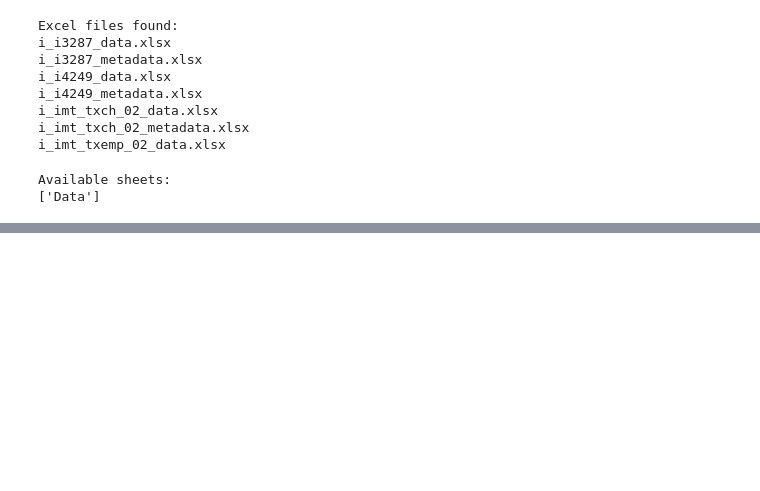
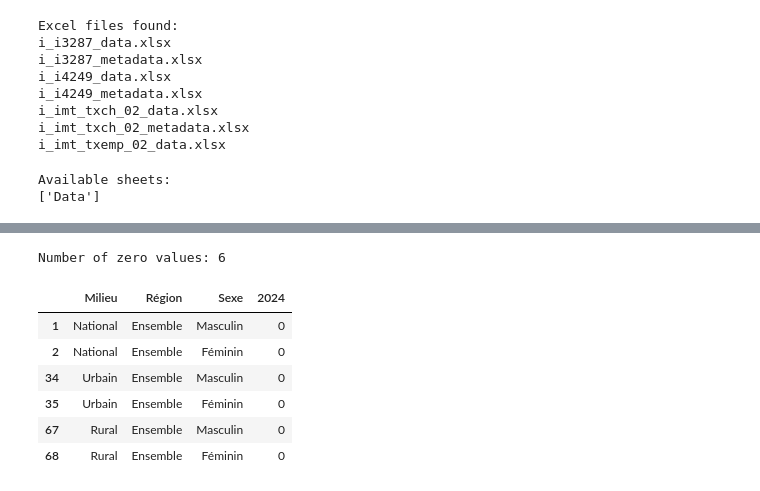
Before and after one commit to Oussamak05/morocco-labour-market-intelligence, a Jupyter notebook: notebooks/01_data_understanding.ipynb, the cells around one changed output, grey strips where cells are left out. Drawn from its saved outputs; the diff is of its cells as text; code cells hidden in the pictures; blank space fills up the shorter version.

```diff
--- a/notebooks/01_data_understanding.ipynb
+++ b/notebooks/01_data_understanding.ipynb
@@ -63,0 +266,23 @@ Columns:
+# %%
+values_2024 = pd.to_numeric(
+    df["2024"],
+    errors="coerce"
+)
+
+zero_rows = df.loc[
+    values_2024.eq(0),
+    ["Milieu", "Région", "Sexe", "2024"]
+]
+
+print("Number of zero values:", len(zero_rows))
+
+display(zero_rows)
+# %% [output]
+Number of zero values: 6
+|  | Milieu | Région | Sexe | 2024 |
+| 1 | National | Ensemble | Masculin | 0 |
+| 2 | National | Ensemble | Féminin | 0 |
+| 34 | Urbain | Ensemble | Masculin | 0 |
+| 35 | Urbain | Ensemble | Féminin | 0 |
+| 67 | Rural | Ensemble | Masculin | 0 |
+| 68 | Rural | Ensemble | Féminin | 0 |
```
Also changed, not shown: parts of 14 cells of this notebook.
